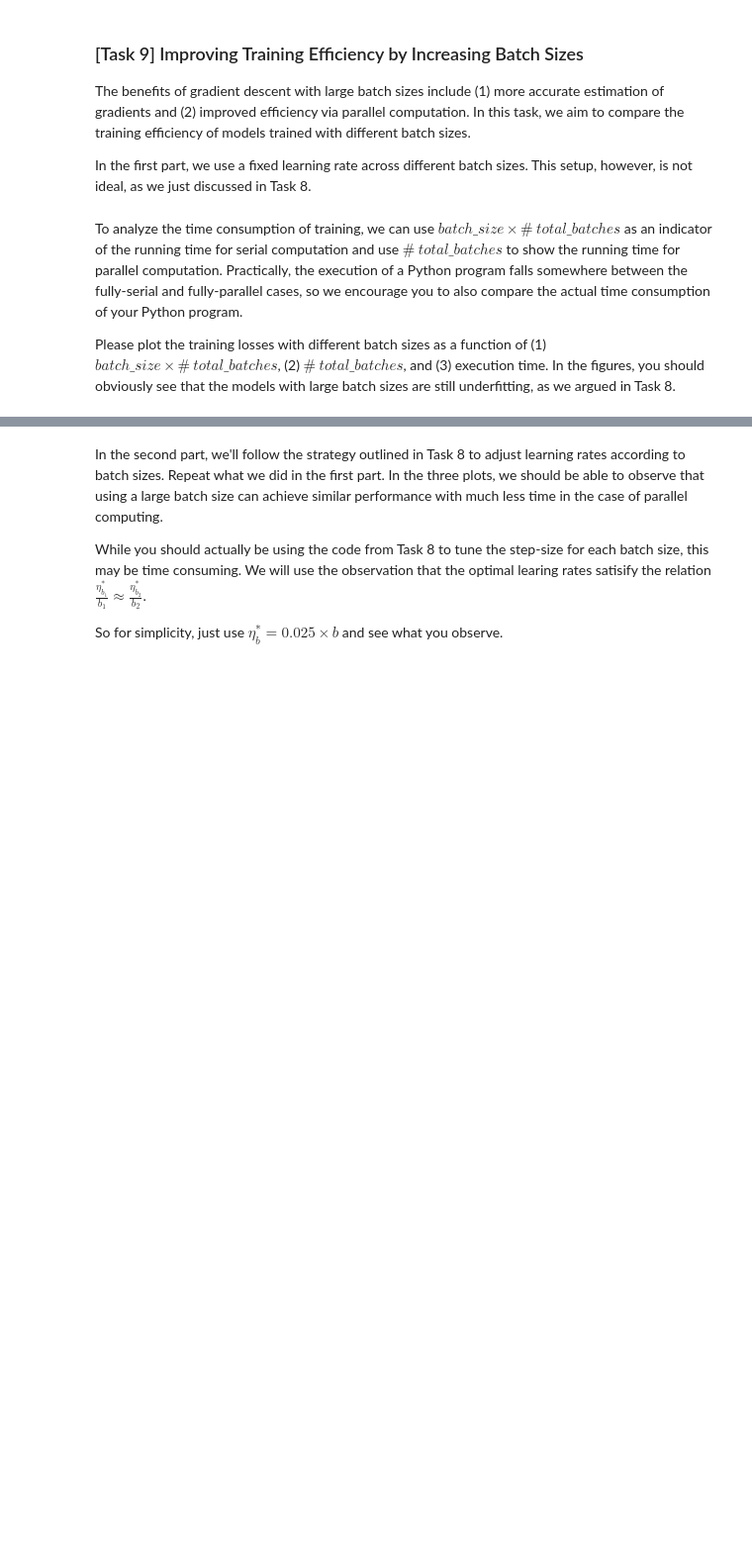
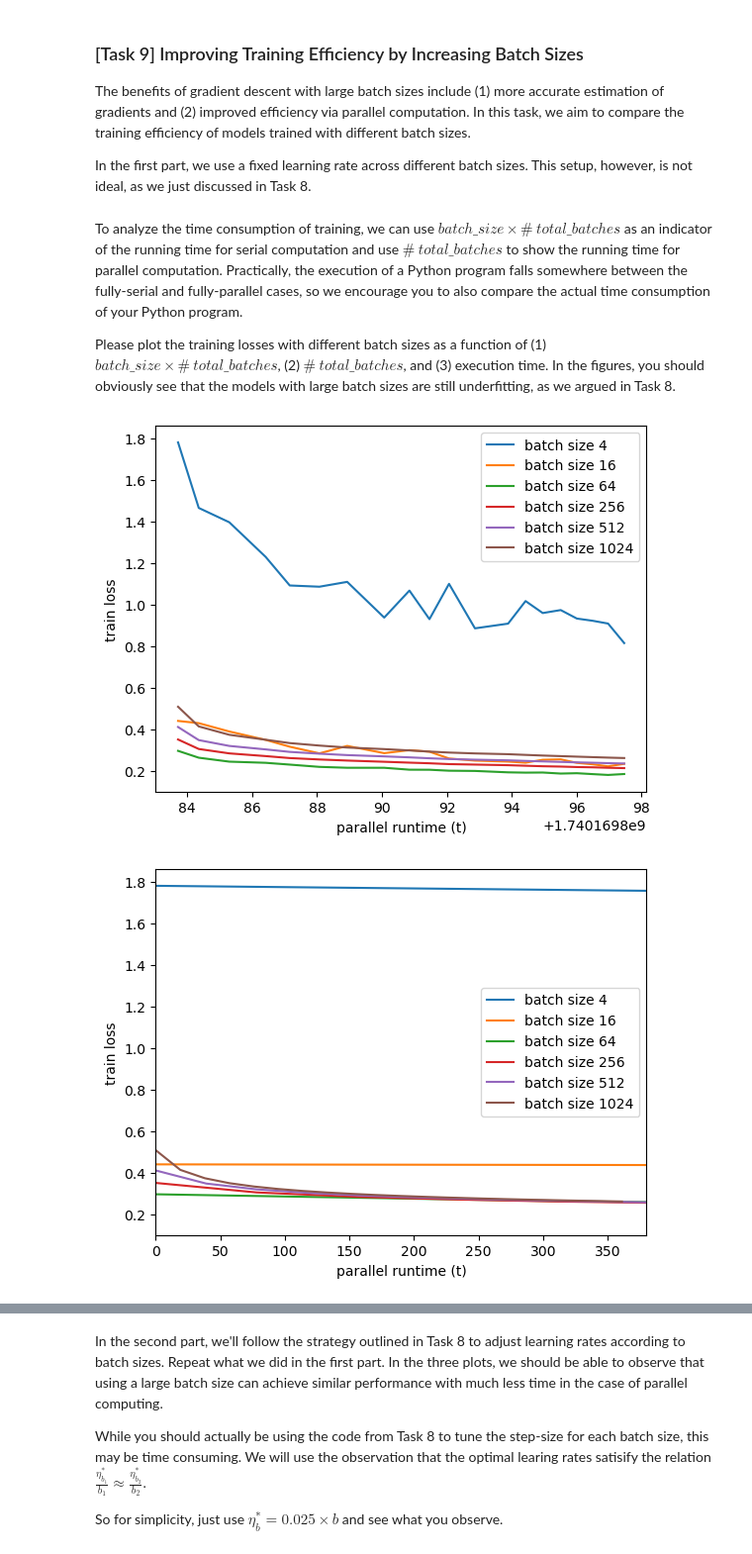
Before and after one commit to andrewlys/ttic31020, a Jupyter notebook: hw7/hw7 experimental/hw7v2.ipynb, the cells around one changed output, grey strips where cells are left out. Shown: that part at 99% size. Drawn from its saved outputs; the diff is of its cells as text; code cells hidden in the pictures; blank space fills up the shorter version.

```diff
--- a/hw7/hw7 experimental/hw7v2.ipynb
+++ b/hw7/hw7 experimental/hw7v2.ipynb
@@ -905,19 +1045,21 @@ print(f"Best validation error trained with feature normalization: {best_val_err}
 
 #### TASK 6 CODE
 def null_phi(x):
-    return
+    return linclass.affine_phi(x.reshape(x.shape[0], -1))
 
 classifier_kwargs = {
     'phi': null_phi,
     'is_affine_phi': True,
 }
 
-
-
-
-
-
-
+best_clf, best_eta, best_val_err = tune_learning_rate(
+    xTr, yTr, xVal, yVal,
+    MultiLogL2Reg,
+    etas,
+    classifier_kwargs=classifier_kwargs,
+    sgd_kwargs=sgd_kwargs,
+    verbose=True
+)
 #### TASK 6 CODE
 
 print(f"Best validation error trained without feature normalization: {best_val_err}")
@@ -1009,10 +1174,16 @@ best_etas = []  # List to store best eta for each batch size
 for batch_size in batch_sizes:
     #### TASK 8 CODE
     etas = np.logspace(-4, 0, 8)
-
-
-
-
+    sgd_kwargs['batch_size'] = batch_size
+    best_clf, best_eta, best_val_err = tune_learning_rate(
+        xTr, yTr, xVal, yVal,
+        MultiLogL1Reg,
+        etas,
+        classifier_kwargs=classifier_kwargs,
+        sgd_kwargs=sgd_kwargs,
+        verbose=True
+    )
+    best_etas.append(best_eta)
     # Store best_eta
     #### TASK 8 CODE
     print(f"Batch size = {batch_size}, Best learning rate = {best_eta}")
@@ -1067,7 +1256,13 @@ Please plot the training losses with different batch sizes as a function of (1)
 plt.figure()
 for batch_size, train_obj in zip(batch_sizes, train_objs):
     #### TASK 9 CODE
-
+    times = [
+        logger.log
+        for clf in clfs
+        for logger in clf.sgd_loggers
+        if logger.name == 'time'
+    ]
+    plt.plot(times[0], train_obj, label=f'batch size {batch_size}')
     #### TASK 9 CODE
 plt.ylabel('train loss')
 plt.xlabel('parallel runtime (t)')
@@ -1079,32 +1274,36 @@ plt.figure()
 max_batch_size = max(batch_sizes)
 max_x_stop = (sgd_kwargs['n_epochs']) * (len(X) // max_batch_size)
 for batch_size, train_obj in zip(batch_sizes, train_objs):
     #### TASK 9 CODE
-
+    plt.plot((len(X) // batch_size) * np.arange(sgd_kwargs['n_epochs']), train_obj, label=f'batch size {batch_size}')
+    plt.xlim(0, max_x_stop)
     #### TASK 9 CODE
 plt.ylabel('train loss')
 plt.xlabel('parallel runtime (t)')
 plt.legend()
 plt.show()
 
 plt.figure()
 for batch_size, train_obj in zip(batch_sizes, train_objs):
     #### TASK 9 CODE
-
+    plt.plot(train_obj, label=f'batch size {batch_size}')
     #### TASK 9 CODE
 plt.ylabel('train loss')
 plt.xlabel('serial runtime  (t * b)')
 plt.legend()
 plt.show()
 
 times = [logger.log
          for clf in clfs
          for logger in clf.sgd_loggers
          if logger.name == 'time']
 plt.figure()
 for batch_size, train_obj, time in zip(batch_sizes, train_objs, times):
     plt.plot(np.array(time)-time[0], train_obj, label=f'batch size {batch_size}')
 plt.ylabel('train loss')
 plt.xlabel('python runtime')
 plt.legend()
 plt.show()
+# %% [output]
+[figure, added]
+[figure, added]
```
Also changed, not shown: parts of 19 cells of this notebook, 1 other file.
